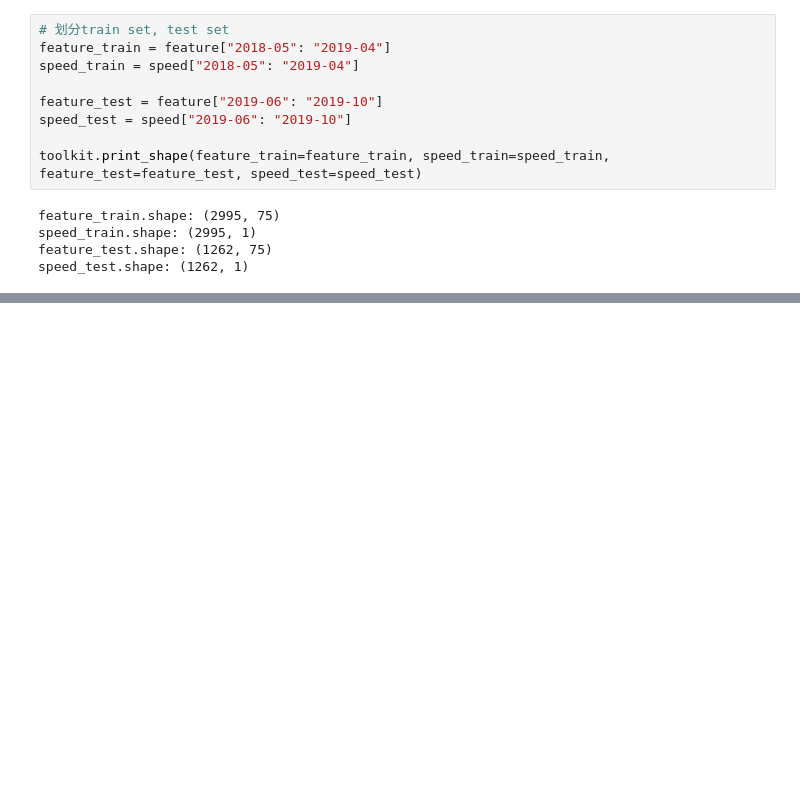
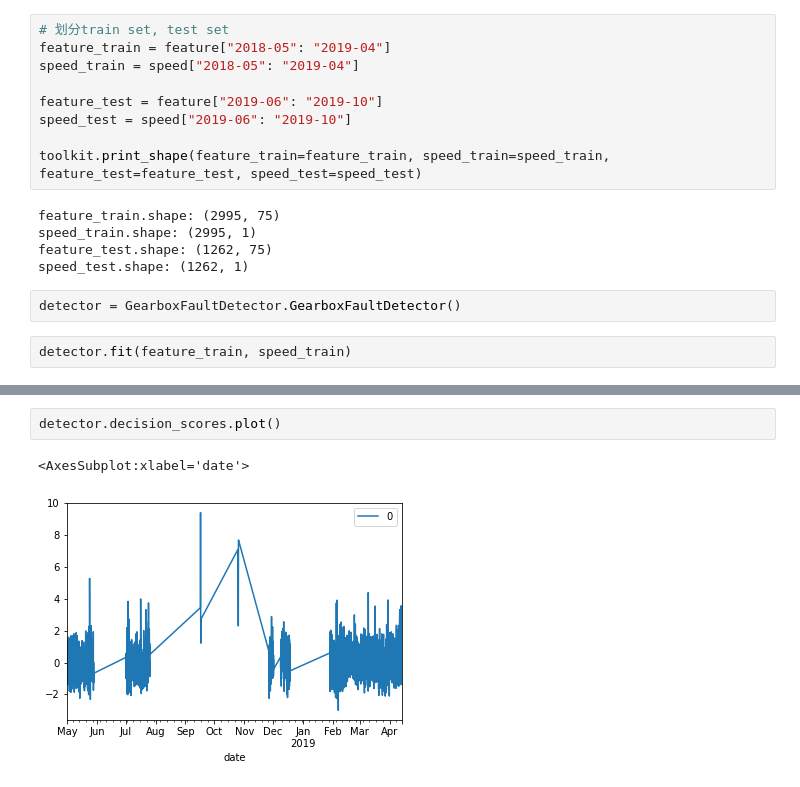
Before and after one commit to AiZhanghan/gearbox-fault-detection, a Jupyter notebook: code/train/niu_jia_ling/2.ipynb, the cells around one changed output, grey strips where cells are left out. Saved outputs shown, nothing was run; the diff lists cells and outputs as text; blank space fills up the shorter version.

```diff
--- a/code/train/niu_jia_ling/2.ipynb
+++ b/code/train/niu_jia_ling/2.ipynb
@@ -58,3 +58,7 @@ feature_train.shape: (2995, 75)
 speed_train.shape: (2995, 1)
 feature_test.shape: (1262, 75)
 speed_test.shape: (1262, 1)
+# %%
+detector = GearboxFaultDetector.GearboxFaultDetector()
+# %%
+detector.fit(feature_train, speed_train)
@@ -60,0 +83,5 @@ speed_test.shape: (1262, 1)
+# %%
+detector.decision_scores.plot()
+# %% [output]
+<AxesSubplot:xlabel='date'>
+[figure, added]
```
Also changed, not shown: parts of 2 cells of this notebook, 2 other files.
